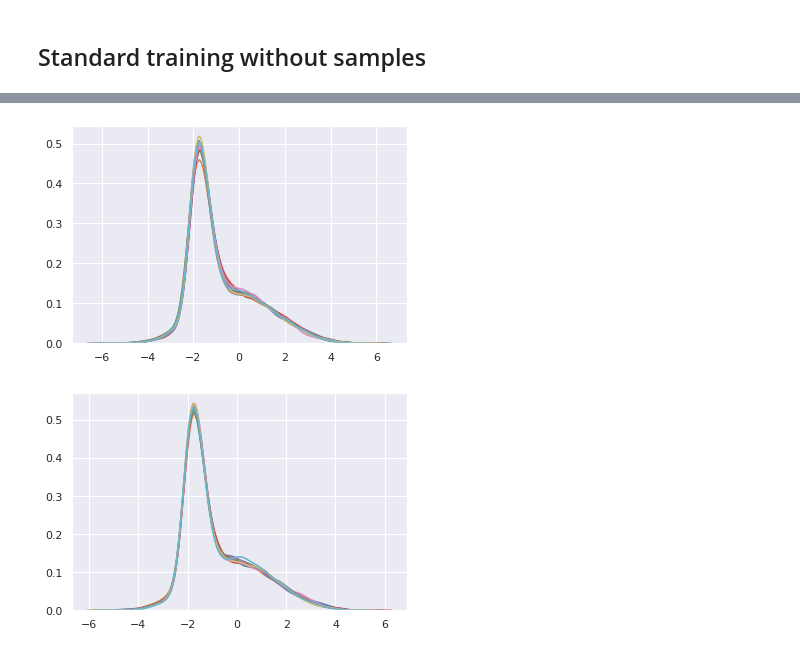
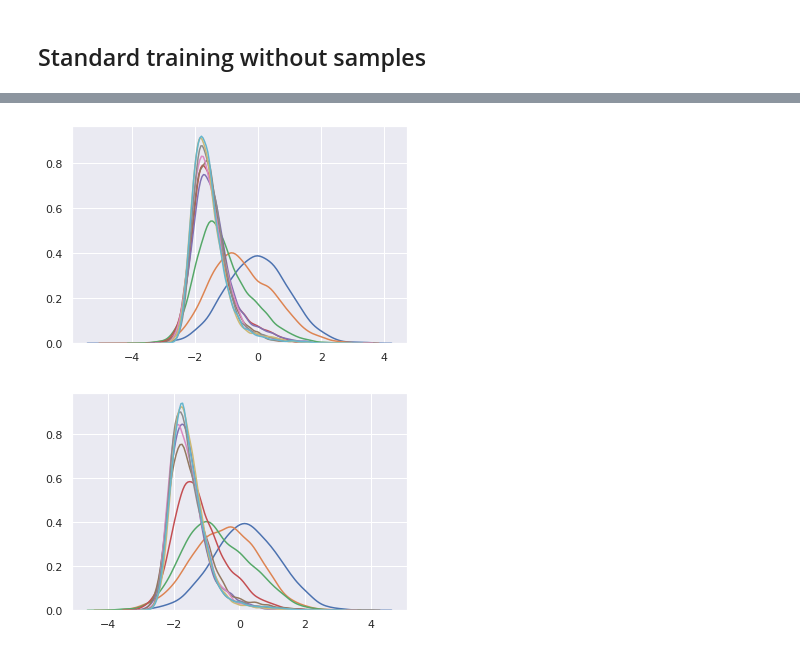
Before and after one commit to zierenberg/machine_learning_muca, a Jupyter notebook: simple_doubleWell_from_2019_noe_et_al_fig2.ipynb, the cells around one changed output, grey strips where cells are left out. Saved outputs shown, nothing was run; the diff lists cells and outputs as text; code cells hidden in the pictures.

Commit message:
correction in presentation of histograms: I did not re-initialize the network ...

```diff
--- a/simple_doubleWell_from_2019_noe_et_al_fig2.ipynb
+++ b/simple_doubleWell_from_2019_noe_et_al_fig2.ipynb
@@ -125,6 +104,6 @@ tracking <tf.Variable 'log_scale:0' shape=(1, 2) dtype=float32, numpy=array([[0.
 # %%
 def train_simple(self, optimizer=None, lr=0.001, epochs=2000, batch_size=1024,
-                 verbose=1, clipnorm=None, temperature=1.0):
+                 verbose=1, clipnorm=None, beta=1.0):
         if optimizer is None:
             if clipnorm is None:
                 optimizer = keras.optimizers.adam(lr=lr)
@@ -134,7 +113,7 @@ def train_simple(self, optimizer=None, lr=0.001, epochs=2000, batch_size=1024,
         def loss_KL(y_true, y_pred):
             x = self.output_x
             # compute energy
-            E = self.energy_model.energy_tf(x) / temperature
+            E = self.energy_model.energy_tf(x)*beta
             return self.log_det_Jzx[:, 0] + E
 
         self.Tzx.compile(optimizer, loss=loss_KL)
@@ -161,0 +137,4 @@ T0_1_train_loss, T0_1_train_x = train_simple(network_NICER_KL, epochs=epochs, ba
+# %%
+network_NICER_KL = invnet(double_well.dim, 'NNNNS', double_well, nl_layers=3, nl_hidden=100,
+                            nl_activation='relu', nl_activation_scale='tanh');
+beta10_train_loss, beta10_train_x = train_simple(network_NICER_KL, epochs=epochs, batch_size=batchsize, beta=10)
@@ -161,0 +152,4 @@ T0_1_train_loss, T0_1_train_x = train_simple(network_NICER_KL, epochs=epochs, ba
+# %%
+network_NICER_KL = invnet(double_well.dim, 'NNNNS', double_well, nl_layers=3, nl_hidden=100,
+                            nl_activation='relu', nl_activation_scale='tanh');
+beta1_train_loss, beta1_train_x = train_simple(network_NICER_KL, epochs=epochs, batch_size=batchsize, beta=1)
@@ -162,13 +182,13 @@ T0_1_train_loss, T0_1_train_x = train_simple(network_NICER_KL, epochs=epochs, ba
 # %%
 import seaborn as sns
 sns.set(color_codes=True)
-for x in T1_0_train_x[::10]:
+for x in np.array(beta10_train_x)[::10,:,0]:
   sns.distplot(x, hist=False);
 # %% [output]
-[figure, old version]
+[figure, new version]
 # %%
 sns.set(color_codes=True)
-for x in T0_1_train_x[::10]:
+for x in np.array(beta1_train_x)[::10,:,0]:
   sns.distplot(x, hist=False);
 # %% [output]
-[figure, old version]
+[figure, new version]
```
Also changed, not shown: parts of 13 cells of this notebook.
